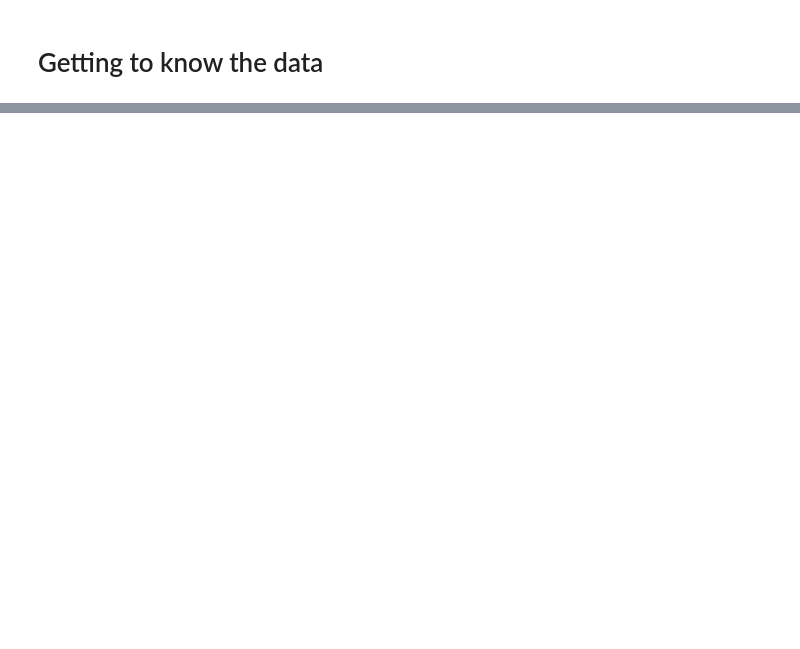
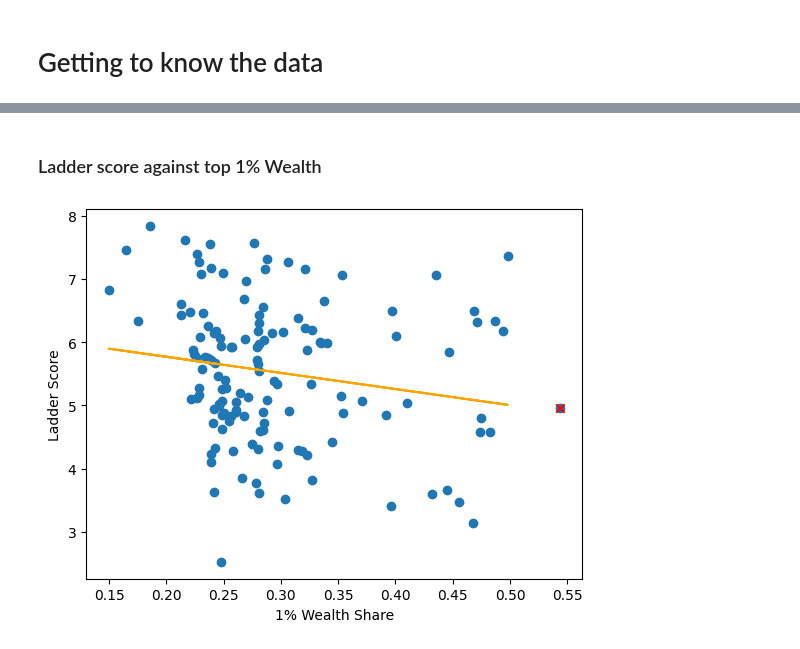
Before and after one commit to shonen-kele/World-Happiness-Against-World-Inequality, a Jupyter notebook: World-Happiness-Research.ipynb, the cells around one changed output, grey strips where cells are left out. Cells and saved outputs as stored; diff of their text form; code cells hidden in the pictures; blank space fills up the shorter version.

Commit message:
Ladder score against inequality

```diff
--- a/World-Happiness-Research.ipynb
+++ b/World-Happiness-Research.ipynb
@@ -121,0 +168,3 @@ memory usage: 5.8+ KB
+# %%
+worldData.dropna(inplace=True)
+worldData.reset_index(drop=True,inplace=True)
@@ -121,0 +173,16 @@ memory usage: 5.8+ KB
+# %%
+def removeOutliers(X,y):
+    XOutliers = X[numpy.abs(stats.zscore(X)) >= 3]
+    yOutliers = y[numpy.abs(stats.zscore(y)) >= 3]
+    XCleaned = X[numpy.abs(stats.zscore(X)) < 3]
+    yCleaned = y[numpy.abs(stats.zscore(y)) < 3]
+
+    union = XOutliers.index.union(yOutliers.index)
+    XOutliers = X.filter(items=union,axis=0)
+    yOutliers = y.filter(items=union,axis=0)
+
+    intersection = XCleaned.index.intersection(yCleaned.index)
+    XCleaned = X.filter(items=intersection,axis=0)
+    yCleaned = y.filter(items=intersection,axis=0)
+
+    return XOutliers, yOutliers, XCleaned, yCleaned
@@ -121,0 +193,16 @@ memory usage: 5.8+ KB
+# %% [markdown]
+### Ladder score against top 1% Wealth
+# %%
+X = worldData['1% Wealth Share']
+y = worldData['Ladder score']
+result = removeOutliers(X,y)
+slope, intercept, rvalue, pvalue, stderr = stats.linregress(result[2],result[3])
+correlation = intercept + slope*result[2]
+plt.scatter(X,y)
+plt.scatter(result[0],result[1],color='red',marker='x')
+plt.plot(result[2],correlation,color='orange')
+plt.xlabel('1% Wealth Share')
+plt.ylabel('Ladder Score')
+plt.show()
+# %% [output]
+[figure, added]
```
Also changed, not shown: parts of 14 cells of this notebook.
